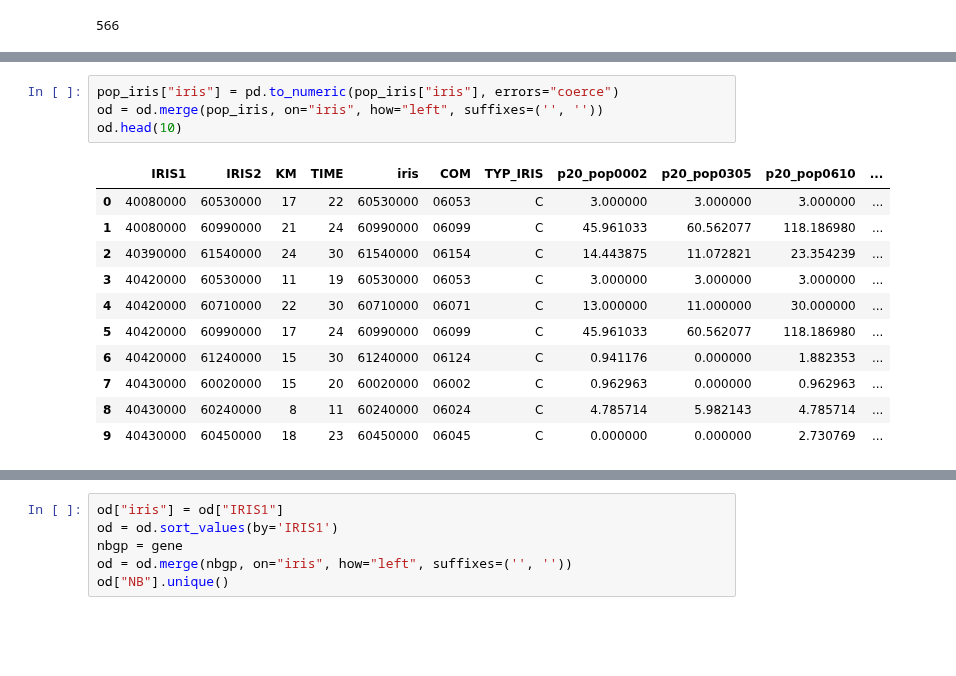
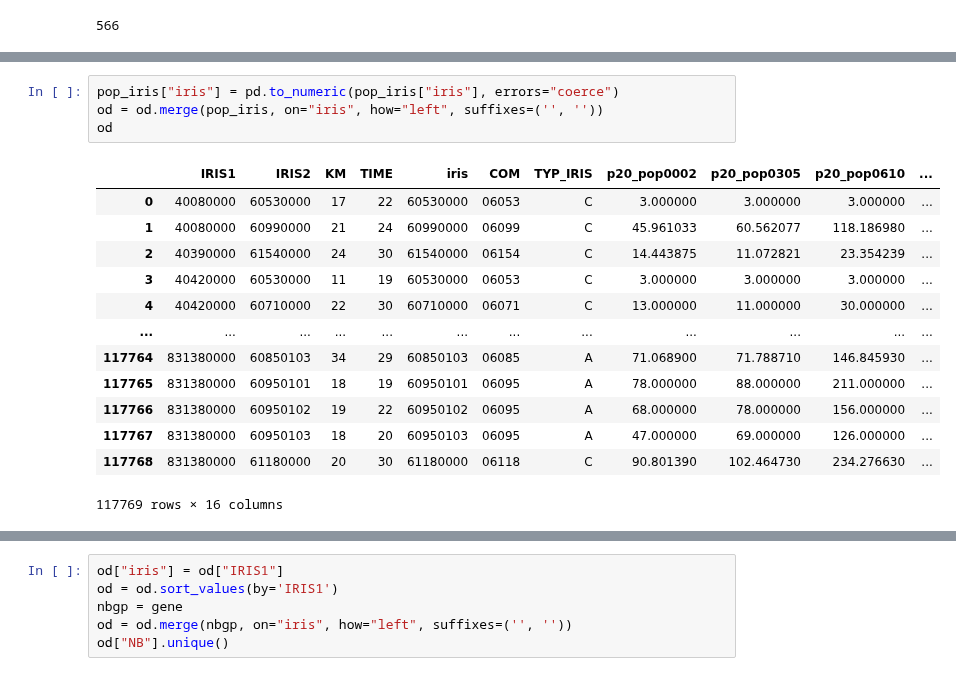
Before and after one commit to cyrilvincent/skema, a Jupyter notebook: apl/apl_gene_2022_no_dta.ipynb, the cells around one changed output, grey strips where cells are left out. Drawn from its saved outputs; the diff is of its cells as text; blank space fills up the shorter version.

```diff
--- a/apl/apl_gene_2022_no_dta.ipynb
+++ b/apl/apl_gene_2022_no_dta.ipynb
@@ -210,18 +249,20 @@ where com like '06%'
 # %%
 pop_iris["iris"] = pd.to_numeric(pop_iris["iris"], errors="coerce")
 od = od.merge(pop_iris, on="iris", how="left", suffixes=('', ''))
-od.head(10)
+od
 # %% [output]
 |  | IRIS1 | IRIS2 | KM | TIME | iris | COM | TYP_IRIS | p20_pop0002 | p20_pop0305 | p20_pop0610 | ... |
 | 0 | 40080000 | 60530000 | 17 | 22 | 60530000 | 06053 | C | 3.000000 | 3.000000 | 3.000000 | ... |
 | 1 | 40080000 | 60990000 | 21 | 24 | 60990000 | 06099 | C | 45.961033 | 60.562077 | 118.186980 | ... |
 | 2 | 40390000 | 61540000 | 24 | 30 | 61540000 | 06154 | C | 14.443875 | 11.072821 | 23.354239 | ... |
 | 3 | 40420000 | 60530000 | 11 | 19 | 60530000 | 06053 | C | 3.000000 | 3.000000 | 3.000000 | ... |
 | 4 | 40420000 | 60710000 | 22 | 30 | 60710000 | 06071 | C | 13.000000 | 11.000000 | 30.000000 | ... |
-| 5 | 40420000 | 60990000 | 17 | 24 | 60990000 | 06099 | C | 45.961033 | 60.562077 | 118.186980 | ... |
-| 6 | 40420000 | 61240000 | 15 | 30 | 61240000 | 06124 | C | 0.941176 | 0.000000 | 1.882353 | ... |
-| 7 | 40430000 | 60020000 | 15 | 20 | 60020000 | 06002 | C | 0.962963 | 0.000000 | 0.962963 | ... |
-| 8 | 40430000 | 60240000 | 8 | 11 | 60240000 | 06024 | C | 4.785714 | 5.982143 | 4.785714 | ... |
-| 9 | 40430000 | 60450000 | 18 | 23 | 60450000 | 06045 | C | 0.000000 | 0.000000 | 2.730769 | ... |
+| ... | ... | ... | ... | ... | ... | ... | ... | ... | ... | ... | ... |
+| 117764 | 831380000 | 60850103 | 34 | 29 | 60850103 | 06085 | A | 71.068900 | 71.788710 | 146.845930 | ... |
+| 117765 | 831380000 | 60950101 | 18 | 19 | 60950101 | 06095 | A | 78.000000 | 88.000000 | 211.000000 | ... |
+| 117766 | 831380000 | 60950102 | 19 | 22 | 60950102 | 06095 | A | 68.000000 | 78.000000 | 156.000000 | ... |
+| 117767 | 831380000 | 60950103 | 18 | 20 | 60950103 | 06095 | A | 47.000000 | 69.000000 | 126.000000 | ... |
+| 117768 | 831380000 | 61180000 | 20 | 30 | 61180000 | 06118 | C | 90.801390 | 102.464730 | 234.276630 | ... |
+117769 rows × 16 columns
 # %%
 od["WexpGP"] = np.exp(-0.12 * od["TIME"])
```
Also changed, not shown: parts of 16 cells of this notebook, 14 other files.
